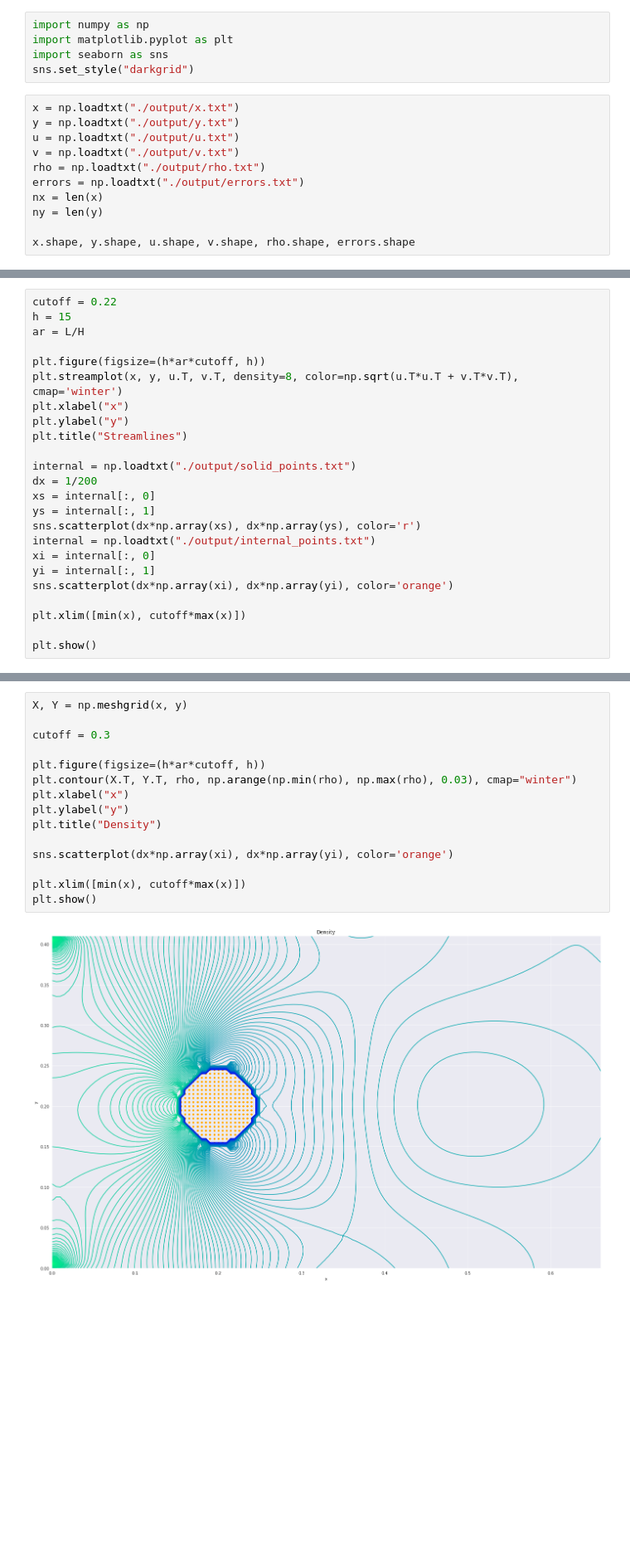
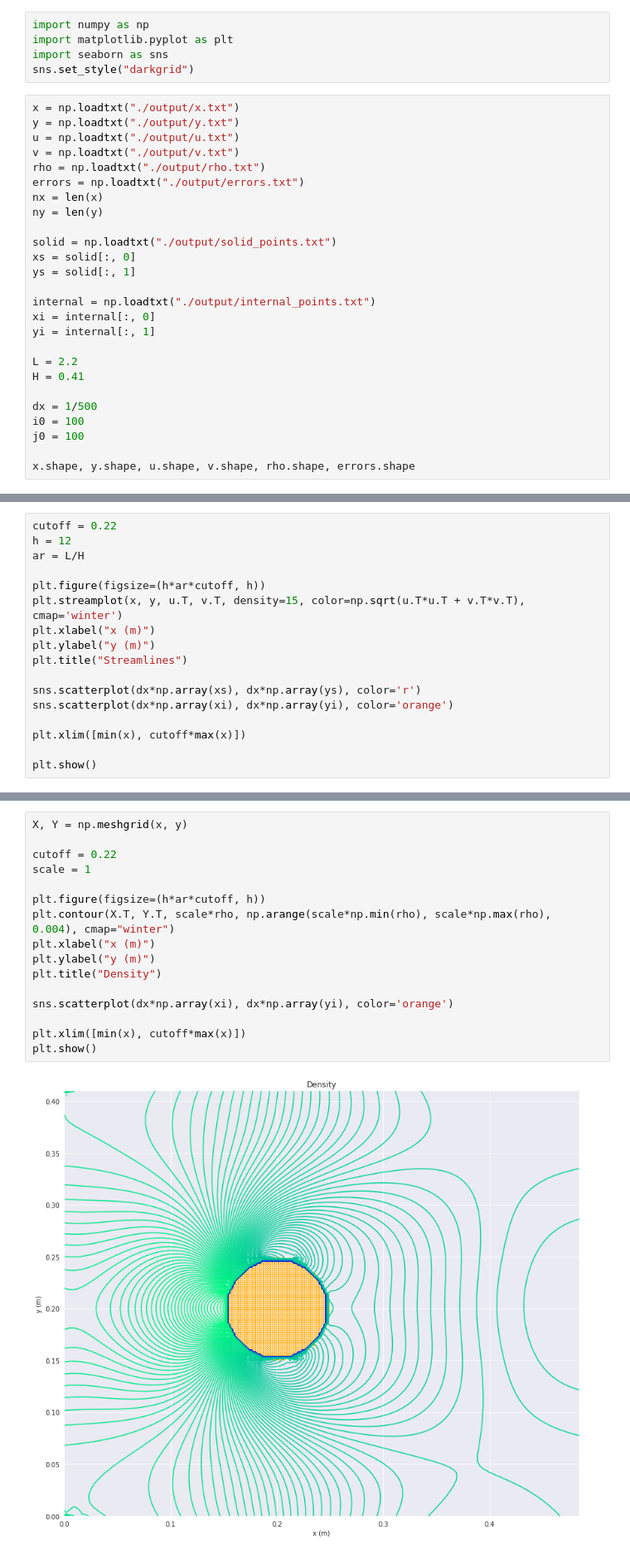
Before and after one commit to Kalyan0821/Lattice-Boltzmann-Method, a Jupyter notebook: Circular Cylinder/plots.ipynb, the cells around one changed output, grey strips where cells are left out. Shown at 83% size. Cells and saved outputs as stored; diff of their text form; blank space fills up the shorter version.

```diff
--- a/Circular Cylinder/plots.ipynb
+++ b/Circular Cylinder/plots.ipynb
@@ -13,5 +13,20 @@ errors = np.loadtxt("./output/errors.txt")
 nx = len(x)
 ny = len(y)
 
+solid = np.loadtxt("./output/solid_points.txt")
+xs = solid[:, 0]
+ys = solid[:, 1]
+
+internal = np.loadtxt("./output/internal_points.txt")
+xi = internal[:, 0]
+yi = internal[:, 1]
+
+L = 2.2
+H = 0.41
+
+dx = 1/500
+i0 = 100
+j0 = 100
+
 x.shape, y.shape, u.shape, v.shape, rho.shape, errors.shape
 # %% [output]
@@ -34,22 +61,15 @@ H = 0.41
 # %%
 cutoff = 0.22
-h = 15
+h = 12
 ar = L/H
 
 plt.figure(figsize=(h*ar*cutoff, h))
-plt.streamplot(x, y, u.T, v.T, density=8, color=np.sqrt(u.T*u.T + v.T*v.T), cmap='winter')
-plt.xlabel("x")
-plt.ylabel("y")
+plt.streamplot(x, y, u.T, v.T, density=15, color=np.sqrt(u.T*u.T + v.T*v.T), cmap='winter')
+plt.xlabel("x (m)")
+plt.ylabel("y (m)")
 plt.title("Streamlines")
 
-internal = np.loadtxt("./output/solid_points.txt")
-dx = 1/200
-xs = internal[:, 0]
-ys = internal[:, 1]
 sns.scatterplot(dx*np.array(xs), dx*np.array(ys), color='r')
-internal = np.loadtxt("./output/internal_points.txt")
-xi = internal[:, 0]
-yi = internal[:, 1]
 sns.scatterplot(dx*np.array(xi), dx*np.array(yi), color='orange')
 
 plt.xlim([min(x), cutoff*max(x)])
@@ -83,17 +80,18 @@ array([ 0.00000e+00,  0.00000e+00, -3.18920e-17,  0.00000e+00,
 # %%
 X, Y = np.meshgrid(x, y)
 
-cutoff = 0.3
+cutoff = 0.22
+scale = 1
 
 plt.figure(figsize=(h*ar*cutoff, h))
-plt.contour(X.T, Y.T, rho, np.arange(np.min(rho), np.max(rho), 0.03), cmap="winter")
-plt.xlabel("x")
-plt.ylabel("y")
+plt.contour(X.T, Y.T, scale*rho, np.arange(scale*np.min(rho), scale*np.max(rho), 0.004), cmap="winter")
+plt.xlabel("x (m)")
+plt.ylabel("y (m)")
 plt.title("Density")
 
 sns.scatterplot(dx*np.array(xi), dx*np.array(yi), color='orange')
 
 plt.xlim([min(x), cutoff*max(x)])
 plt.show()
 # %% [output]
-[figure, old version]
+[figure, new version]
```
Also changed, not shown: parts of 11 cells of this notebook, 8 other files.
